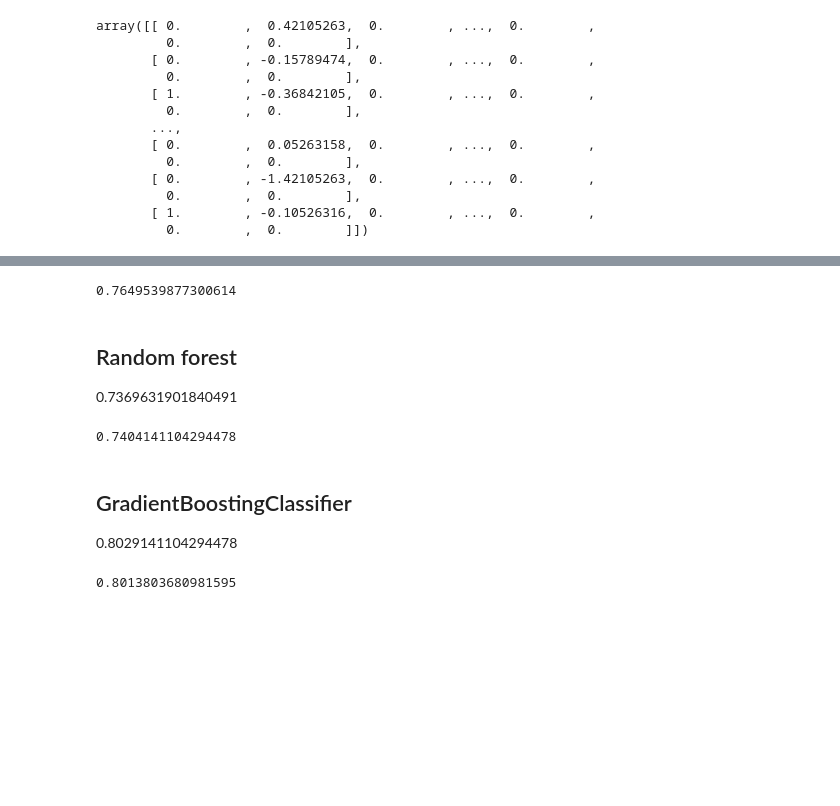
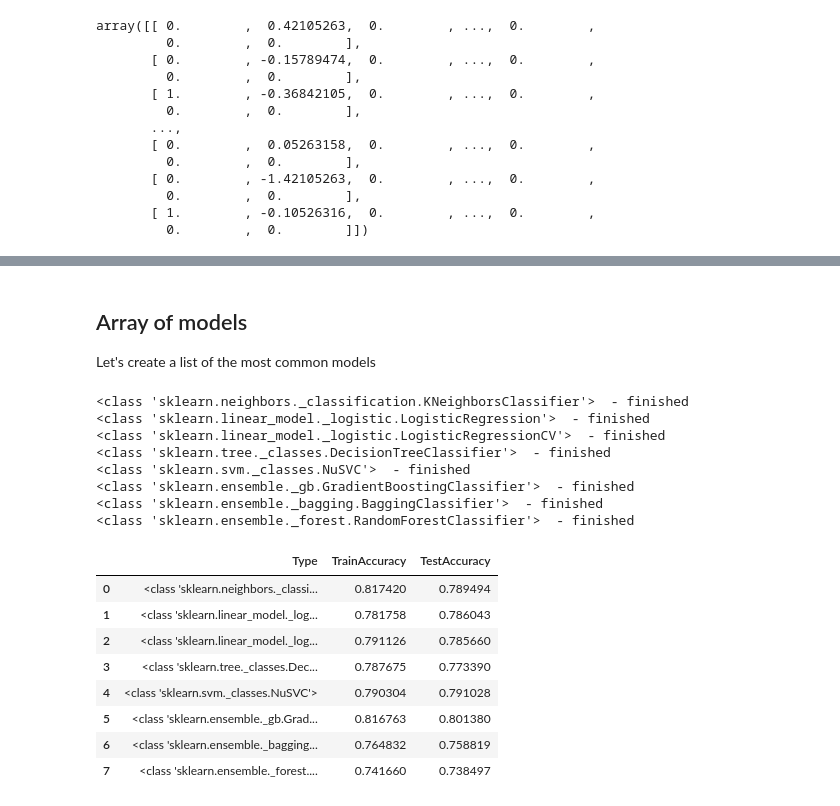
Before and after one commit to georgybarabanshchikov/otusmlbasic, a Jupyter notebook: course_work/spaceship_titianic.ipynb, the cells around one changed output, grey strips where cells are left out. Drawn from its saved outputs; the diff is of its cells as text; code cells hidden in the pictures; blank space fills up the shorter version.

```diff
--- a/course_work/spaceship_titianic.ipynb
+++ b/course_work/spaceship_titianic.ipynb
@@ -356,7 +360,7 @@ Name: Transported, dtype: int64
 ### Dummy preparation
 # %%
 # Deck, Side - code with dummy
-data = pd.get_dummies(data, columns=['Deck', 'Side'], prefix_sep='=', drop_first=True,dummy_na=True)\
+data = pd.get_dummies(data, columns=['Deck', 'Side'], prefix_sep='=', drop_first=True,dummy_na=True)
 
 # Destination - code with dummy, NaN - left as it is
 data = pd.get_dummies(data, columns=['Destination'], prefix_sep='=')
@@ -602,34 +475,39 @@ dectree_accuracy
-# %%
-model = BaggingClassifier(DecisionTreeClassifier(max_depth=3), n_jobs=-1, n_estimators=100)
-model.fit(X_train_scaled, y_train)
-y_pred = model.predict(X_test_scaled)
-bagging_accuracy = accuracy_score(y_pred, y_test)
-bagging_accuracy
-# %% [output]
-0.7649539877300614
-# %% [markdown]
-## Random forest
-0.7369631901840491
-# %%
-from sklearn.ensemble import RandomForestClassifier
-
-model = RandomForestClassifier(n_estimators=500, n_jobs=-1, max_depth = 3, oob_score=True)
-model.fit(X_train_scaled, y_train)
-y_pred = model.predict(X_test_scaled)
-randomforest_accuracy = accuracy_score(y_pred, y_test)
-randomforest_accuracy
-# %% [output]
-0.7404141104294478
-# %% [markdown]
-##  GradientBoostingClassifier
-0.8029141104294478
-# %%
-from sklearn.ensemble import GradientBoostingClassifier
-
-est = GradientBoostingClassifier(n_estimators=300, max_depth=2)
-est.fit(X_train_scaled, y_train)
-y_pred = est.predict(X_test_scaled)
-est_accuracy =  accuracy_score(y_test, y_pred)
-est_accuracy
-# %% [output]
-0.8013803680981595
+# %% [markdown]
+## Array of models
+Let's create a list of the most common models
+# %%
+models = [KNeighborsClassifier(n_neighbors=11),
+          LogisticRegression(C=0.001),
+          LogisticRegressionCV(Cs=np.logspace(-5, 20, 50), random_state=84, refit=True, scoring='accuracy',max_iter = 1000),
+          DecisionTreeClassifier(max_depth=5, min_samples_leaf=1, min_samples_split=2, criterion='gini'),
+          NuSVC(),
+          GradientBoostingClassifier(n_estimators=300, max_depth=2),
+          BaggingClassifier(DecisionTreeClassifier(max_depth=3), n_jobs=-1, n_estimators=100),
+          RandomForestClassifier(n_estimators=500, n_jobs=-1, max_depth = 3, oob_score=True)]
+
+results = []
+
+for model in models:
+    model.fit(X_train_scaled, y_train)
+    results.append([type(model),accuracy_score(model.predict(X_train_scaled), y_train),accuracy_score(model.predict(X_test_scaled), y_test)] )
+    print(type(model),' - finished')
+df = pd.DataFrame(results, columns=['Type', 'TrainAccuracy','TestAccuracy'])
+df
+# %% [output]
+<class 'sklearn.neighbors._classification.KNeighborsClassifier'>  - finished
+<class 'sklearn.linear_model._logistic.LogisticRegression'>  - finished
+<class 'sklearn.linear_model._logistic.LogisticRegressionCV'>  - finished
+<class 'sklearn.tree._classes.DecisionTreeClassifier'>  - finished
+<class 'sklearn.svm._classes.NuSVC'>  - finished
+<class 'sklearn.ensemble._gb.GradientBoostingClassifier'>  - finished
+<class 'sklearn.ensemble._bagging.BaggingClassifier'>  - finished
+<class 'sklearn.ensemble._forest.RandomForestClassifier'>  - finished
+|  | Type | TrainAccuracy | TestAccuracy |
+| 0 | <class 'sklearn.neighbors._classi... | 0.817420 | 0.789494 |
+| 1 | <class 'sklearn.linear_model._log... | 0.781758 | 0.786043 |
+| 2 | <class 'sklearn.linear_model._log... | 0.791126 | 0.785660 |
+| 3 | <class 'sklearn.tree._classes.Dec... | 0.787675 | 0.773390 |
+| 4 | <class 'sklearn.svm._classes.NuSVC'> | 0.790304 | 0.791028 |
+| 5 | <class 'sklearn.ensemble._gb.Grad... | 0.816763 | 0.801380 |
+| 6 | <class 'sklearn.ensemble._bagging... | 0.764832 | 0.758819 |
+| 7 | <class 'sklearn.ensemble._forest.... | 0.741660 | 0.738497 |
```
Also changed, not shown: parts of 21 cells of this notebook, 1 other file.
